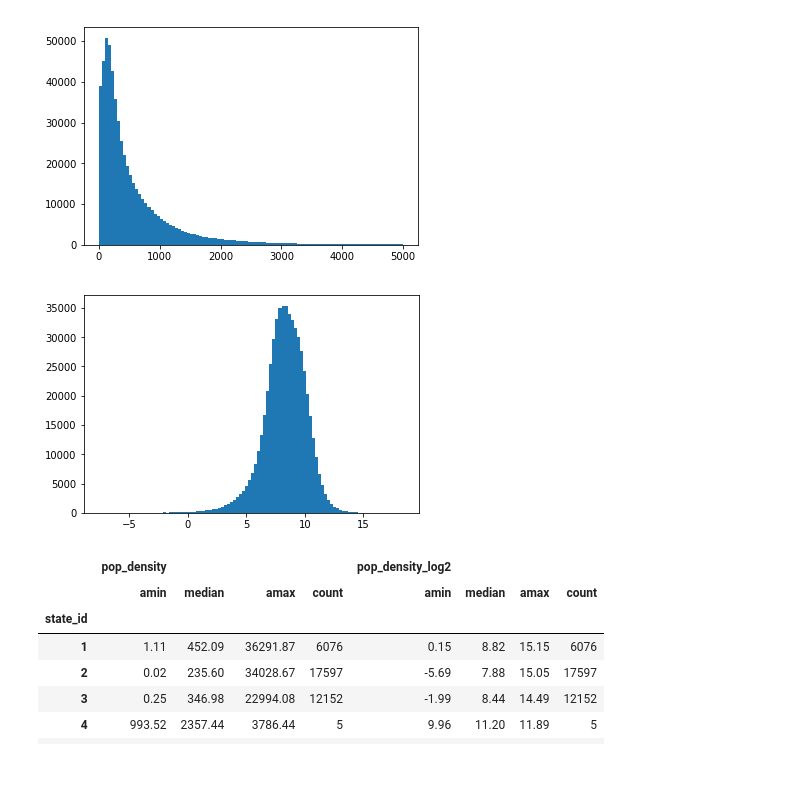
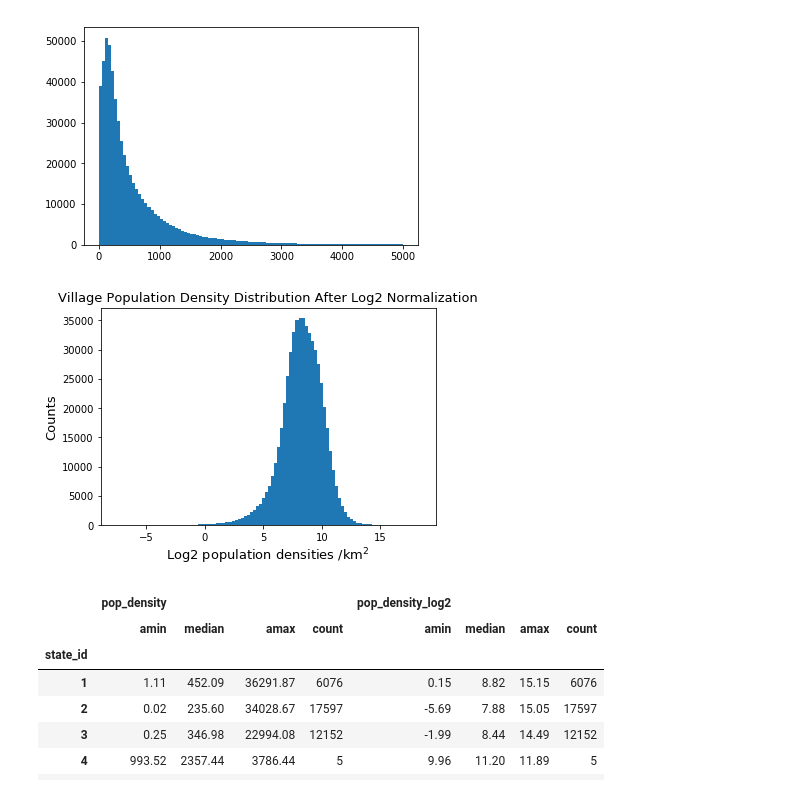
Before and after one commit to huwenjie333/cnn-population-mapping, a Jupyter notebook: code/pop_data_preprocess.ipynb, the cells around one changed output. Saved outputs shown, nothing was run; the diff lists cells and outputs as text; code cells hidden in the pictures.

```diff
--- a/code/pop_data_preprocess.ipynb
+++ b/code/pop_data_preprocess.ipynb
@@ -106,9 +103,13 @@ n, bins, patches = plt.hist(df.pop_density.values, bins=100, range=(0,5000))
 [figure]
 # %%
 # distribution of log2 density
+plt.title("Village Population Density Distribution After Log2 Normalization", fontsize=13)
+plt.ylabel("Counts", fontsize=13)
+plt.xlabel("Log2 population densities /km$^2$", fontsize=13)
 n, bins, patches = plt.hist(df.pop_density_log2.values, bins=100)
+# plt.savefig('figure3.png', dpi = 300)
 # %% [output]
-[figure, old version]
+[figure, new version]
 # %%
 df.groupby('state_id')['pop_density', 'pop_density_log2'].agg([np.min, np.median, np.max, 'count'])
 # %% [output]
```
Also changed, not shown: parts of 13 cells of this notebook, 6 other files.
